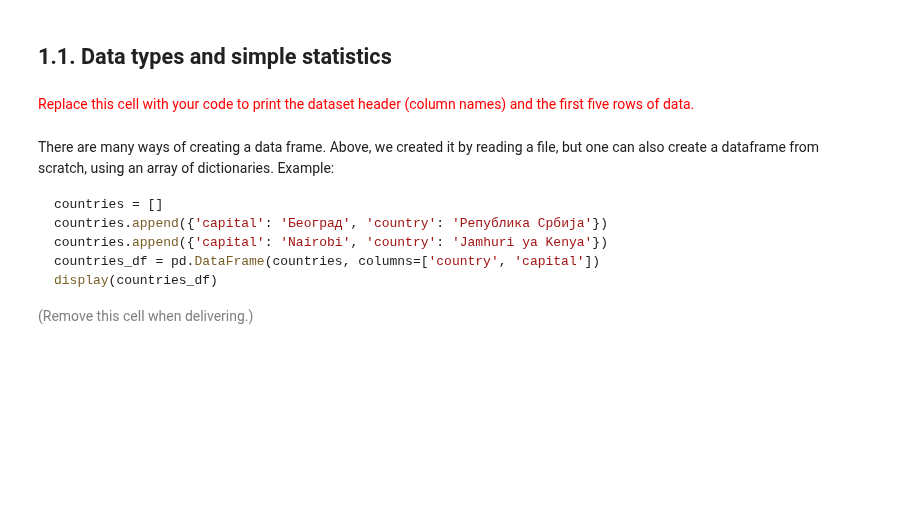
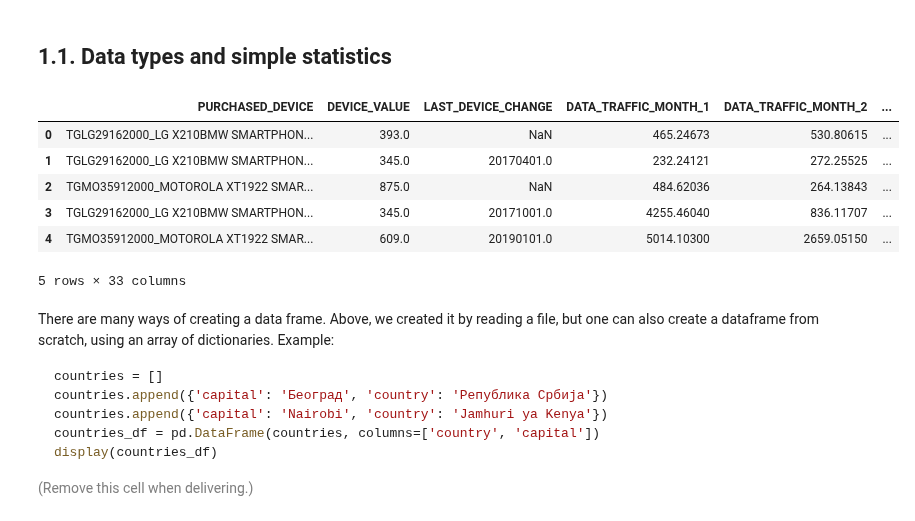
Before and after one commit to LucaFranceschi01/MDM-2024, a Jupyter notebook: ps01_02/ps01_02_data_preparation.ipynb, the cells around one changed output. Drawn from its saved outputs; the diff is of its cells as text; code cells hidden in the pictures; blank space fills up the shorter version.

```diff
--- a/ps01_02/ps01_02_data_preparation.ipynb
+++ b/ps01_02/ps01_02_data_preparation.ipynb
@@ -89,8 +87,16 @@ We open the csv file contaning the data using separator ";" and assign to a data
 input_dataset = pd.read_csv("device_db.csv", sep=",")
 # %% [markdown]
 ## 1.1. Data types and simple statistics
-# %% [markdown]
-<font size="+1" color="red">Replace this cell with your code to print the dataset header (column names) and the first five rows of data.</font>
+# %%
+display(input_dataset.head(5))
+# %% [output]
+|  | PURCHASED_DEVICE | DEVICE_VALUE | LAST_DEVICE_CHANGE | DATA_TRAFFIC_MONTH_1 | DATA_TRAFFIC_MONTH_2 | ... |
+| 0 | TGLG29162000_LG X210BMW SMARTPHON... | 393.0 | NaN | 465.24673 | 530.80615 | ... |
+| 1 | TGLG29162000_LG X210BMW SMARTPHON... | 345.0 | 20170401.0 | 232.24121 | 272.25525 | ... |
+| 2 | TGMO35912000_MOTOROLA XT1922 SMAR... | 875.0 | NaN | 484.62036 | 264.13843 | ... |
+| 3 | TGLG29162000_LG X210BMW SMARTPHON... | 345.0 | 20171001.0 | 4255.46040 | 836.11707 | ... |
+| 4 | TGMO35912000_MOTOROLA XT1922 SMAR... | 609.0 | 20190101.0 | 5014.10300 | 2659.05150 | ... |
+5 rows × 33 columns
 # %% [markdown]
 There are many ways of creating a data frame. Above, we created it by reading a file, but one can also create a dataframe from scratch, using an array of dictionaries. Example:
 
```
Also changed, not shown: parts of 13 cells of this notebook.
